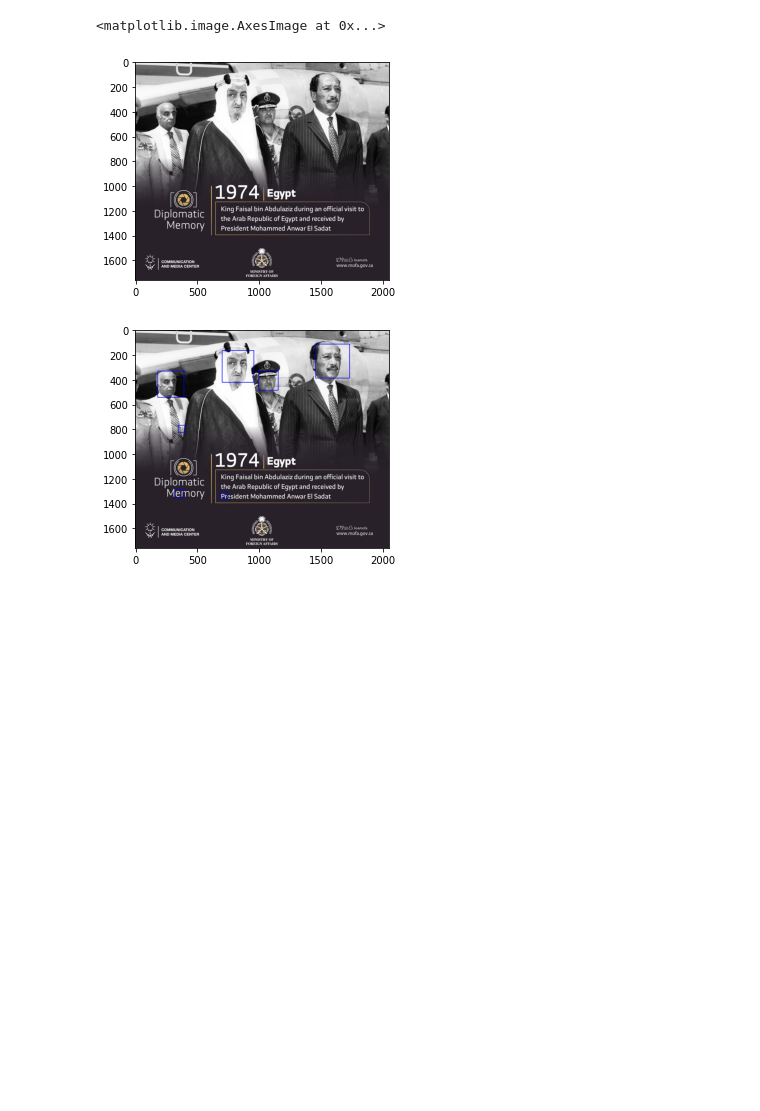
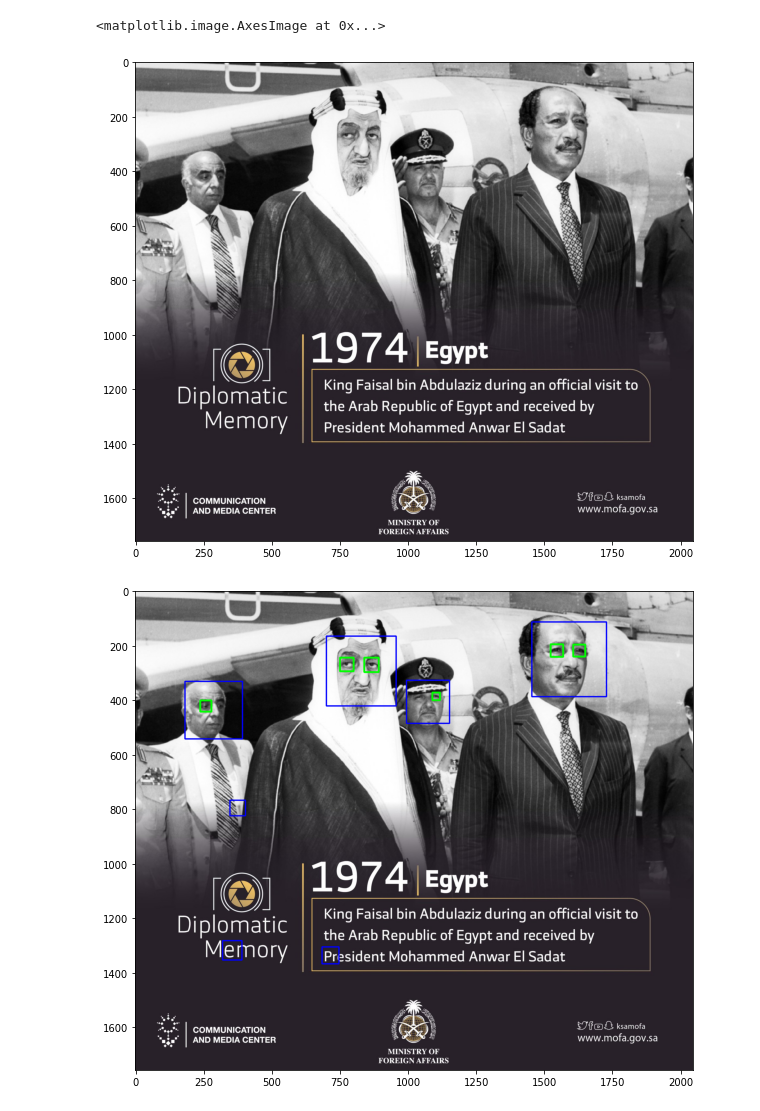
Before and after one commit to heshameraqi/Image_Processing_Computer_Vision_1, a Jupyter notebook: Face_Eye_Detection.ipynb, the cells around one changed output. Drawn from its saved outputs; the diff is of its cells as text; code cells hidden in the pictures; blank space fills up the shorter version.

```diff
--- a/Face_Eye_Detection.ipynb
+++ b/Face_Eye_Detection.ipynb
@@ -7,6 +7,7 @@ import matplotlib.pyplot as plt
 
 # Load the classifier
 face_cascade = cv2.CascadeClassifier(cv2.data.haarcascades + 'haarcascade_frontalface_default.xml') # Or download it from Github: https://github.com/opencv/opencv/tree/master/data/haarcascades
+eye_cascade = cv2.CascadeClassifier(cv2.data.haarcascades + 'haarcascade_eye_tree_eyeglasses.xml')
 
 # Read image
 img = cv2.imread("image.jpg")
@@ -14,14 +15,20 @@ original_img = img.copy()
 gray = cv2.cvtColor(img, cv2.COLOR_BGR2GRAY)
 # Detects rectangular objects of different sizes
 # (1.1) scale factor: how much the image size is reduced at each scale (higher means faster)
-# (4) is the
+# (4) is the min number of neighbouring detections to be considered as a detection
 faces = face_cascade.detectMultiScale(gray, 1.1, 4)
 
 for (x, y , w ,h) in faces:
     cv2.rectangle(img, (x,y), (x+w, y+h), (255, 0 , 0), 3)
+    roi_gray = gray[y:y+h, x:x+w]
+    roi_color = img[y:y+h, x:x+w]
+    eyes = eye_cascade.detectMultiScale(roi_gray)
+    for (ex, ey ,ew, eh) in eyes:
+        cv2.rectangle(roi_color, (ex,ey), (ex+ew, ey+eh), (0, 255, 0), 5)
 
 # Display the output
+plt.figure(figsize=(10,10))
 plt.imshow(cv2.cvtColor(original_img, cv2.COLOR_BGR2RGB))
-plt.figure()
+plt.figure(figsize=(10,10))
 plt.imshow(cv2.cvtColor(img, cv2.COLOR_BGR2RGB))
 # %% [output]
@@ -38,3 +45,3 @@ image.jpg           100%[===================>] 375.03K  --.-KB/s    in 0.06s
 <matplotlib.image.AxesImage at 0x...>
-[figure, old version]
+[figure, new version]
-[figure, old version]
+[figure, new version]
```
Also changed, not shown: parts of 1 cell of this notebook.
